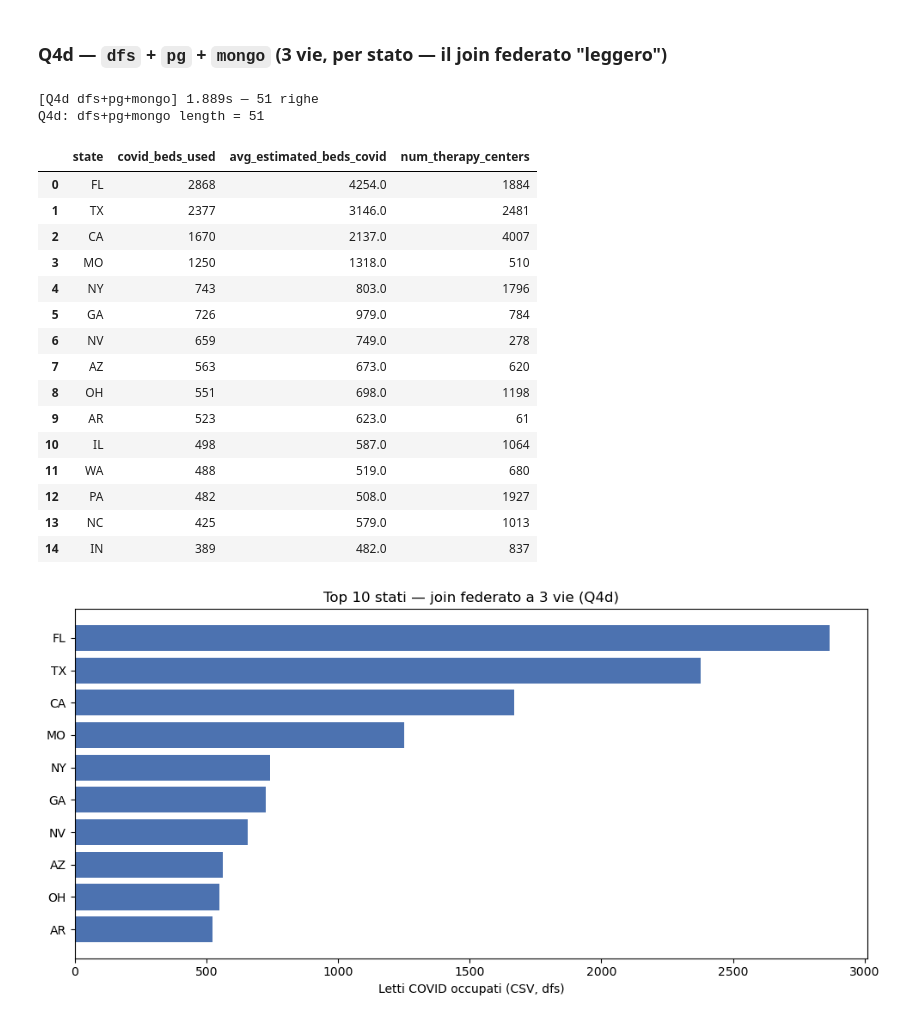
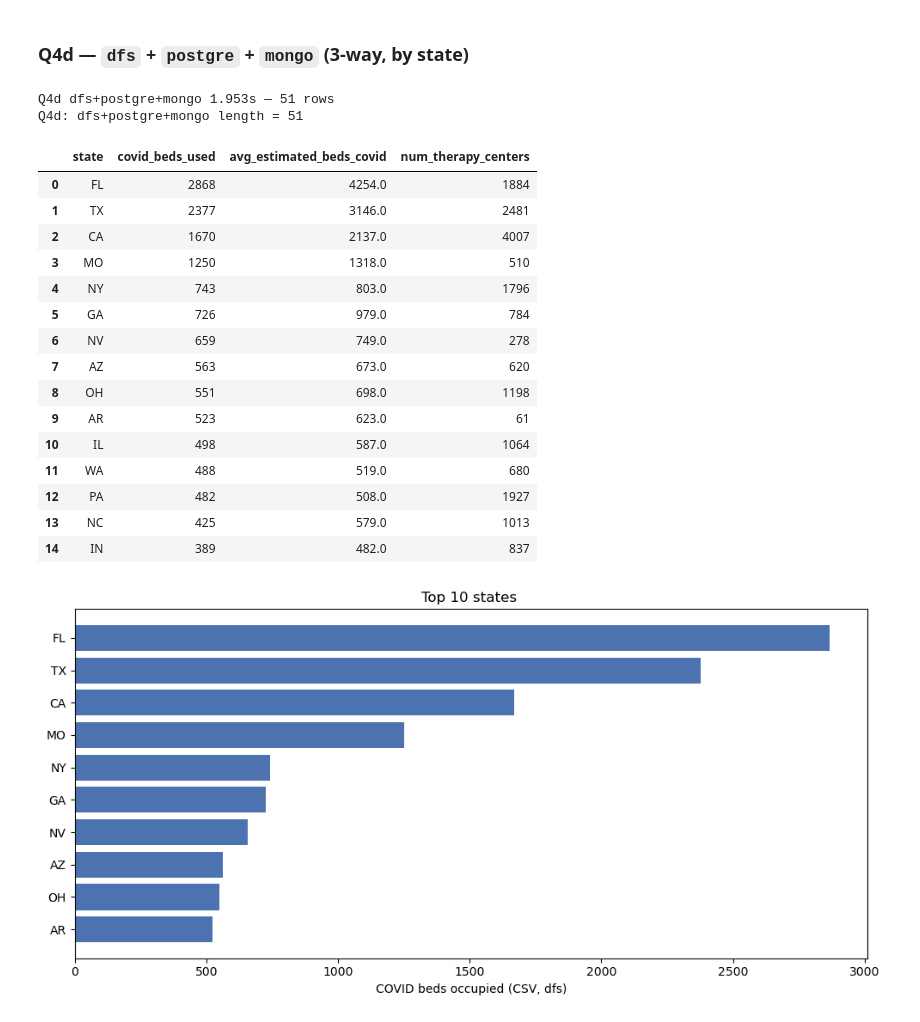
Before and after one commit to DomenicoVillari3/Apache-Drill-Tutorial, a Jupyter notebook: notebooks/analysis.ipynb, the cells around one changed output. Cells and saved outputs as stored; diff of their text form; code cells hidden in the pictures.

```diff
--- a/notebooks/analysis.ipynb
+++ b/notebooks/analysis.ipynb
@@ -60,22 +27,29 @@ import matplotlib.pyplot as plt
 DRILL_REST = "http://drill:8047/query.json"
 
 def drill_query(sql: str, label: str = None, group: str = None):
-    """Esegue una query su Drill via REST API, misura il tempo e ritorna un DataFrame."""
+    """execute a SQL query on Apache Drill and return the result as a pandas DataFrame"""
     payload = {"queryType": "SQL", "query": sql}
-    t0 = time.perf_counter()
+
+    init = time.perf_counter()
     r = requests.post(DRILL_REST, json=payload, timeout=120)
-    elapsed = time.perf_counter() - t0
-    r.raise_for_status()
+    end = time.perf_counter() - init
+
+    r.raise_for_status()  # raise an exception if the request failed
+
     data = r.json()
+
     if data.get("queryState") == "FAILED":
-        raise RuntimeError(f"Query fallita: {data}")
+        raise RuntimeError(f"ERROR: {data}")
+
     df = pd.DataFrame(data.get("rows", []), columns=data.get("columns", []))
-    timings.append({"query": label or sql[:40], "group": group or "altro", "seconds": elapsed, "rows": len(df)})
-    print(f"[{label}] {elapsed:.3f}s — {len(df)} righe")
+
+    timings.append({"query": label, "group": group, "seconds": end, "rows": len(df)})
+
+    print(f"{label} {end:.3f}s — {len(df)} rows")
     return df
 
-timings = []  # accumula i tempi di tutte le query eseguite in questo notebook
+timings = []  # accumulates execution times for every query run in this notebook
 
-# sanity check di connessione
+# sanity check
 drill_query("SELECT * FROM sys.version", label="sanity-check", group="setup")
 # %% [output]
@@ -336,7 +290,7 @@ Q4c: pg+mongo length = 51
 | 8 | AZ | 673.0 | 620 |
 | 9 | AR | 623.0 | 61 |
 # %% [markdown]
-### Q4d — `dfs` + `pg` + `mongo` (3 vie, per stato — il join federato "leggero")
+### Q4d — `dfs` + `postgre` + `mongo` (3-way, by state)
 # %%
 q4d = """
 SELECT
@@ -366,12 +320,12 @@ JOIN (
 ) c ON h.state = c.state
 ORDER BY h.covid_beds_used DESC
 """
-df4d = drill_query(q4d, label="Q4d dfs+pg+mongo", group="join-3-vie")
-print(f"Q4d: dfs+pg+mongo length = {len(df4d)} ")
+df4d = drill_query(q4d, label="Q4d dfs+postgre+mongo", group="3-way-join")
+print(f"Q4d: dfs+postgre+mongo length = {len(df4d)} ")
 df4d.head(15)
 # %% [output]
-[Q4d dfs+pg+mongo] 1.889s — 51 righe
-Q4d: dfs+pg+mongo length = 51
+Q4d dfs+postgre+mongo 1.953s — 51 rows
+Q4d: dfs+postgre+mongo length = 51
 |  | state | covid_beds_used | avg_estimated_beds_covid | num_therapy_centers |
 | 0 | FL | 2868 | 4254.0 | 1884 |
 | 1 | TX | 2377 | 3146.0 | 2481 |
@@ -391,10 +345,10 @@ Q4d: dfs+pg+mongo length = 51
 # %%
 fig, ax = plt.subplots(figsize=(10, 5))
 top = df4d.head(10).sort_values("covid_beds_used")
 ax.barh(top["state"], top["covid_beds_used"], color="#4C72B0")
-ax.set_xlabel("Letti COVID occupati (CSV, dfs)")
-ax.set_title("Top 10 stati — join federato a 3 vie (Q4d)")
+ax.set_xlabel("COVID beds occupied (CSV, dfs)")
+ax.set_title("Top 10 states ")
 plt.tight_layout()
 plt.show()
 # %% [output]
-[figure, old version]
+[figure, new version]
```
Also changed, not shown: parts of 32 cells of this notebook, 7 other files.
